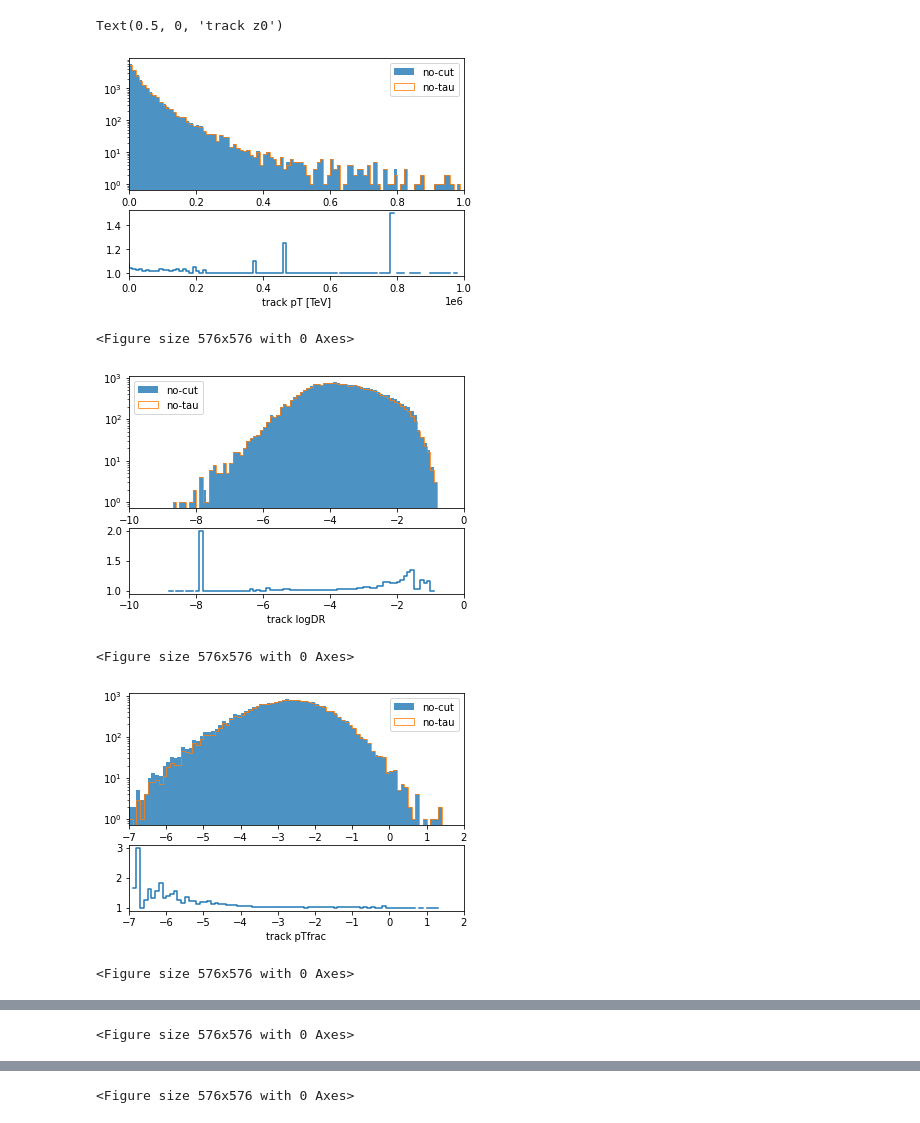
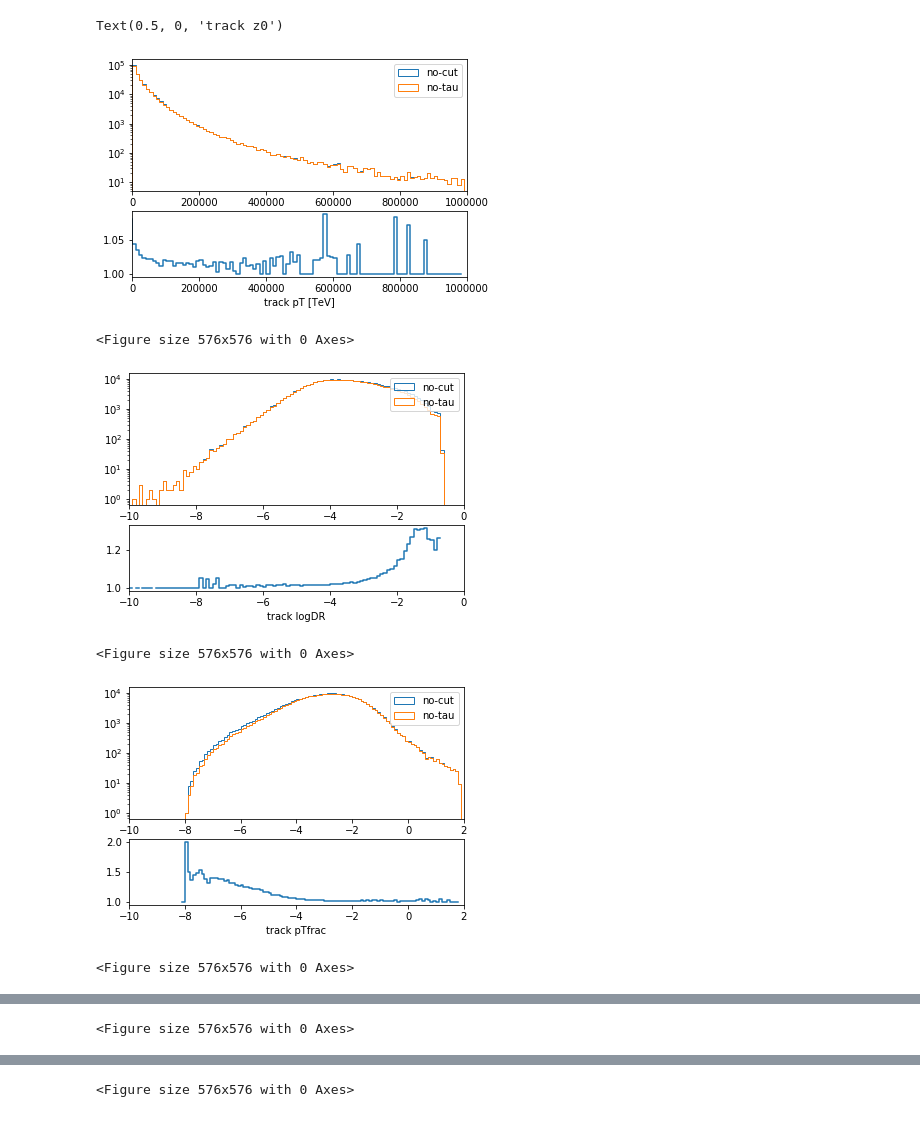
Before and after one commit to martinosal/TA_trainer, a Jupyter notebook: confronti.ipynb, the cells around one changed output, grey strips where cells are left out. Cells and saved outputs as stored; diff of their text form; code cells hidden in the pictures.

```diff
--- a/confronti.ipynb
+++ b/confronti.ipynb
@@ -27,12 +24,13 @@ WARNING:root:Limited tf.summary API due to missing TensorBoard installation.
 # %%
-mode='VariableCone_m/'
-path='../PKL/Zprime'+mode
+Dir='/nfs/kloe/einstein4/martino/'
+mode='FixedCone'
+path=Dir+'PKL/Zprime'+mode+'/'
 dumper_path=path
 # %%
-data_singleBJet=pd.read_csv(path+'singleBJet_df_m3.csv')
-data_singleBTrk=pd.read_csv(path+'singleBTrk_df_m3.csv')
-data_lightJet=pd.read_csv(path+'lightJet_df_m3.csv')
-data_lightTrk=pd.read_csv(path+'lightTrk_df_m3.csv')
+data_singleBJet=pd.read_csv(path+'singleBJet_df.csv')
+data_singleBTrk=pd.read_csv(path+'singleBTrk_df.csv')
+#data_lightJet=pd.read_csv(path+'lightJet_df_m3.csv')
+#data_lightTrk=pd.read_csv(path+'lightTrk_df_m3.csv')
 
 data_singleBJet_02=pd.read_csv(path+'singleBJet_0.2_df.csv')
 data_singleBTrk_02=pd.read_csv(path+'singleBTrk_0.2_df.csv')
@@ -43,6 +58,7 @@ data_singleBTrk_02.query('isfromtau==0 and isfromBoutDR==0').shape[0],data_singl
 # %%
 cut='isfromBoutDR==0 and isfromtau==0'
+cut2='abs(trk_d0)<1. and abs(trk_z0SinTheta)<1.5'
 #scut='isfromBoutDR==1 or isfromtau==1'
 den=False
-alp=0.8
+alp=1.
 #directory='./plot_confronto2/'
@@ -56,7 +114,7 @@ plt.figure(figsize=(8,8))
 gs = gridspec.GridSpec(2, 1, height_ratios=[2, 1])
 
 h1=fig.add_subplot(gs[0])
-a1,b1,_=h1.hist(data_singleBTrk.query('isfromBD==1 and pT<1e6')['pT'],bins=bin_range,histtype='bar',label='no-cut',density=den,alpha=alp)
+a1,b1,_=h1.hist(data_singleBTrk.query('isfromBD==1 and pT<1e6')['pT'],bins=bin_range,histtype='step',label='no-cut',density=den,alpha=alp)
 a2,b2,_=h1.hist(data_singleBTrk_02.query(cut).query('isfromBD==1 and pT<1e6')['pT'],bins=bin_range,histtype='step',label='no-tau',density=den,alpha=alp)
 h1.set_xlim(x0,x1)
 h1.set_yscale('log')
@@ -79,8 +137,8 @@ plt.figure(figsize=(8,8))
 gs = gridspec.GridSpec(2, 1, height_ratios=[2, 1])
 
 h1=fig.add_subplot(gs[0])
-a1,b1,_=h1.hist(data_singleBTrk.query('isfromBD==1 and pT<1e6')['DR'].apply(lambda x: math.log(x)),bins=bin_range,histtype='bar',label='no-cut',density=den,alpha=alp)
-a2,b2,_=h1.hist(data_singleBTrk_02.query(cut).query('isfromBD==1 and pT<1e6')['DR'].apply(lambda x: math.log(x)),bins=bin_range,histtype='step',label='no-tau',density=den,alpha=alp)
+a1,b1,_=h1.hist(data_singleBTrk.query('isfromBD==1')['DR'].apply(lambda x: math.log(x)),bins=bin_range,histtype='step',label='no-cut',density=den,alpha=alp)
+a2,b2,_=h1.hist(data_singleBTrk_02.query(cut).query('isfromBD==1')['DR'].apply(lambda x: math.log(x)),bins=bin_range,histtype='step',label='no-tau',density=den,alpha=alp)
 h1.set_xlim(x0,x1)
 h1.set_yscale('log')
 h1.legend()
@@ -95,7 +153,7 @@ st.set_xlabel('track logDR')
 #plt.show()
 
 
-x0,x1=-7,2
+x0,x1=-10,2
 bin_range=np.arange(x0,x1,1e-1)
 fig = plt.figure()
 plt.figure(figsize=(8,8))
@@ -103,8 +161,8 @@ plt.figure(figsize=(8,8))
 gs = gridspec.GridSpec(2, 1, height_ratios=[2, 1])
 
 h1=fig.add_subplot(gs[0])
-a1,b1,_=h1.hist(data_singleBTrk.query('isfromBD==1 and pT<1e6')['pTfrac'].apply(lambda x: math.log(x)),bins=bin_range,histtype='bar',label='no-cut',density=den,alpha=alp)
-a2,b2,_=h1.hist(data_singleBTrk_02.query(cut).query('isfromBD==1 and pT<1e6')['pTfrac'].apply(lambda x: math.log(x)),bins=bin_range,histtype='step',label='no-tau',density=den,alpha=alp)
+a1,b1,_=h1.hist(data_singleBTrk.query('isfromBD==1')['pTfrac'].apply(lambda x: math.log(x)),bins=bin_range,histtype='step',label='no-cut',density=den,alpha=alp)
+a2,b2,_=h1.hist(data_singleBTrk_02.query(cut).query('isfromBD==1')['pTfrac'].apply(lambda x: math.log(x)),bins=bin_range,histtype='step',label='no-tau',density=den,alpha=alp)
 h1.set_xlim(x0,x1)
 h1.set_yscale('log')
 h1.legend()
@@ -118,56 +176,56 @@ st.set_xlim(x0,x1)
 st.set_xlabel('track pTfrac')
 #plt.show()
 
-x0,x1=-1,1
-bin_range=np.arange(x0,x1,1e-2)
+x0,x1=-15,15
+bin_range=np.arange(x0,x1,1e-1)
 fig = plt.figure()
 plt.figure(figsize=(8,8))
 #plt.suptitle('AntiKt4EMPFlowJets')
 gs = gridspec.GridSpec(2, 1, height_ratios=[2, 1])
 
 h1=fig.add_subplot(gs[0])
-a1,b1,_=h1.hist(data_singleBTrk.query('isfromBD==1 and pT<1e6')['trk_d0'],bins=bin_range,histtype='bar',label='no-cut',density=den,alpha=alp)
-a2,b2,_=h1.hist(data_singleBTrk_02.query(cut).query('isfromBD==1 and pT<1e6')['trk_d0'],bins=bin_range,histtype='step',label='no-tau',density=den,alpha=alp)
+a1,b1,_=h1.hist(data_singleBTrk.query('isfromBD==1')['trk_d0'],bins=bin_range,histtype='step',label='no-cut',density=den,alpha=alp)
+a2,b2,_=h1.hist(data_singleBTrk_02.query(cut).query('isfromBD==1')['trk_d0'],bins=bin_range,histtype='step',label='no-tau',density=den,alpha=alp)
 h1.set_xlim(x0,x1)
 h1.set_yscale('log')
 h1.legend()
 #plt.savefig(directory+title_1+'_trk_pT_3.pdf')
 #plt.show()
 
 st=fig.add_subplot(gs[1])
 #plt.figure(figsize=(8,2))
 st.step(b1[:len(a1)],a1/a2)
 st.set_xlim(x0,x1)
 st.set_xlabel('track d0')
 #plt.show()
 
-x0,x1=-1.5,1.5
-bin_range=np.arange(x0,x1,1e-2)
+x0,x1=-15,15
+bin_range=np.arange(x0,x1,1e-1)
 fig = plt.figure()
 plt.figure(figsize=(8,8))
 #plt.suptitle('AntiKt4EMPFlowJets')
 gs = gridspec.GridSpec(2, 1, height_ratios=[2, 1])
 
 h1=fig.add_subplot(gs[0])
-a1,b1,_=h1.hist(data_singleBTrk.query('isfromBD==1 and pT<1e6')['trk_z0SinTheta'],bins=bin_range,histtype='bar',label='no-cut',density=den,alpha=alp)
-a2,b2,_=h1.hist(data_singleBTrk_02.query(cut).query('isfromBD==1 and pT<1e6')['trk_z0SinTheta'],bins=bin_range,histtype='step',label='no-tau',density=den,alpha=alp)
+a1,b1,_=h1.hist(data_singleBTrk.query('isfromBD==1')['trk_z0SinTheta'],bins=bin_range,histtype='step',label='no-cut',density=den,alpha=alp)
+a2,b2,_=h1.hist(data_singleBTrk_02.query(cut).query('isfromBD==1')['trk_z0SinTheta'],bins=bin_range,histtype='step',label='no-tau',density=den,alpha=alp)
 h1.set_xlim(x0,x1)
 h1.set_yscale('log')
 h1.legend()
 #plt.savefig(directory+title_1+'_trk_pT_3.pdf')
 #plt.show()
 
 st=fig.add_subplot(gs[1])
 #plt.figure(figsize=(8,2))
 st.step(b1[:len(a1)],a1/a2)
 st.set_xlim(x0,x1)
 st.set_xlabel('track z0')
 #plt.show()
 # %% [output]
 Text(0.5, 0, 'track z0')
-[figure, old version]
+[figure, new version]
 <Figure size 576x576 with 0 Axes>
-[figure, old version]
+[figure, new version]
 <Figure size 576x576 with 0 Axes>
-[figure, old version]
+[figure, new version]
 <Figure size 576x576 with 0 Axes>
```
Also changed, not shown: parts of 18 cells of this notebook, 8 other files.
